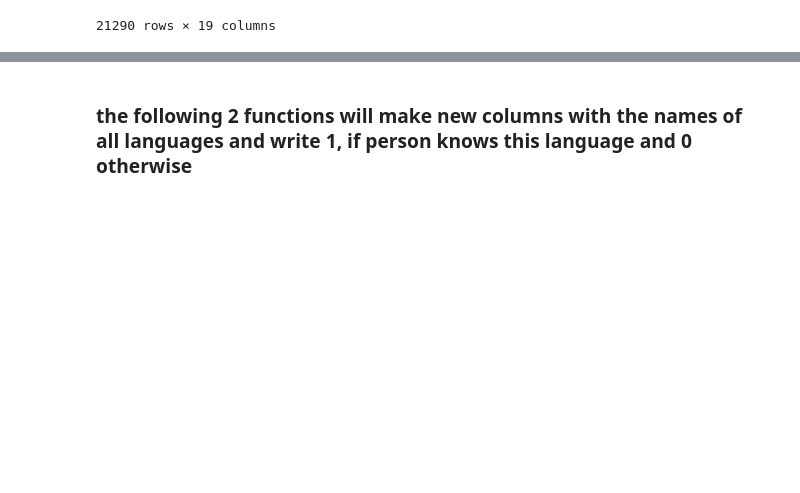
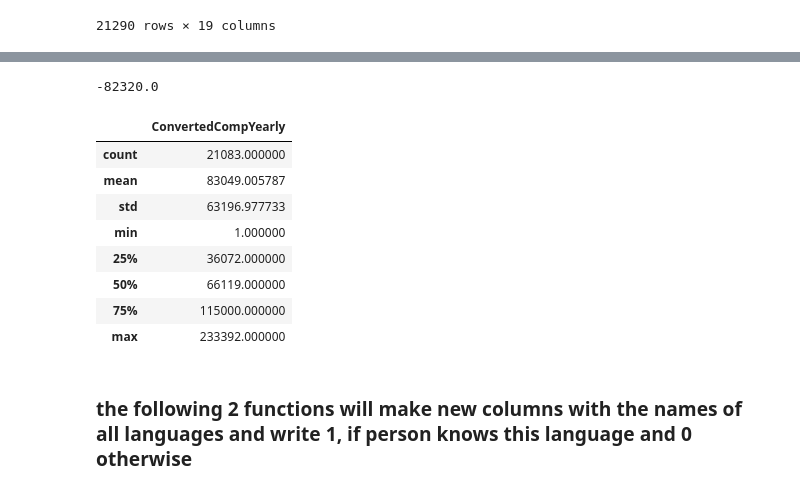
Before and after one commit to tomasohCHOM/PredictMyTechSalary, a Jupyter notebook: Data_Cleaning.ipynb, the cells around one changed output, grey strips where cells are left out. Drawn from its saved outputs; the diff is of its cells as text; code cells hidden in the pictures; blank space fills up the shorter version.

Commit message:
Data cleaning file updated

```diff
--- a/Data_Cleaning.ipynb
+++ b/Data_Cleaning.ipynb
@@ -384,0 +442,5 @@ df
+# %%
+# find and trim the outliers
+
+df = df.loc[(df['ConvertedCompYearly'] < up_lim) & (df['ConvertedCompYearly'] > low_lim)]
+df
@@ -384,0 +461,26 @@ df
+# %%
+q1 = df['ConvertedCompYearly'].quantile(0.25)
+q3 = df['ConvertedCompYearly'].quantile(0.75)
+iqr = q3 - q1
+
+up_lim = q3 + (1.5 * iqr)
+low_lim = q1 - (1.5*iqr)
+
+#capping this data
+
+df.loc[(df['ConvertedCompYearly'] > up_lim), 'ConvertedCompYearly'] = up_lim
+df.loc[(df['ConvertedCompYearly'] < low_lim), 'ConvertedCompYearly'] = low_lim
+# %% [output]
+-82320.0
+# %%
+df[['ConvertedCompYearly']].describe()
+# %% [output]
+|  | ConvertedCompYearly |
+| count | 21083.000000 |
+| mean | 83049.005787 |
+| std | 63196.977733 |
+| min | 1.000000 |
+| 25% | 36072.000000 |
+| 50% | 66119.000000 |
+| 75% | 115000.000000 |
+| max | 233392.000000 |
```
Also changed, not shown: parts of 9 cells of this notebook, 1 other file.
